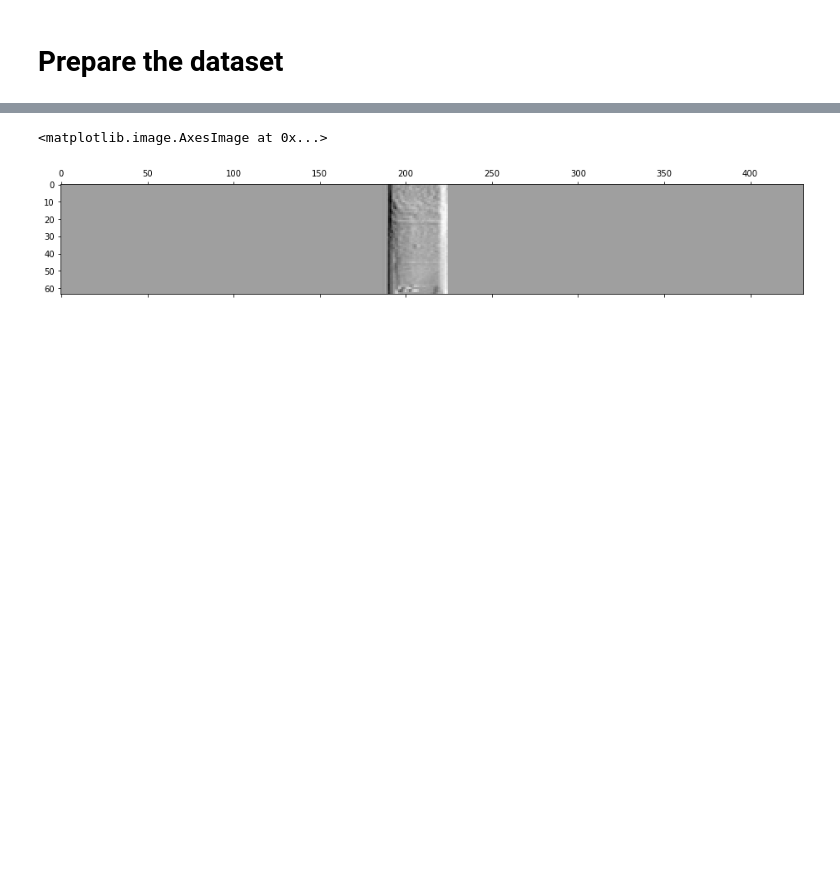
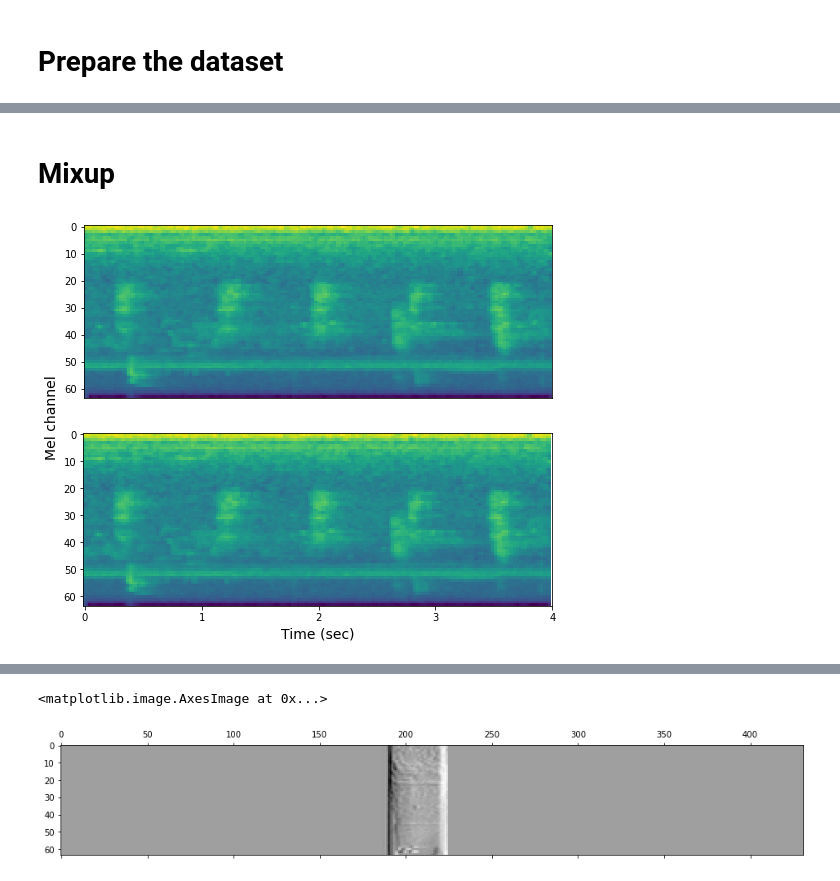
Before and after one commit to lcances/semi-supervised, a Jupyter notebook: notebooks/augmentation_explorer.ipynb, the cells around one changed output, grey strips where cells are left out. Saved outputs shown, nothing was run; the diff lists cells and outputs as text; code cells hidden in the pictures; blank space fills up the shorter version.

```diff
--- a/notebooks/augmentation_explorer.ipynb
+++ b/notebooks/augmentation_explorer.ipynb
@@ -157,2 +92,10 @@ trainer = MeanTeacherTrainer(args.model, args.dataset)
+# %%
+import argparse
+parser = argparse.ArgumentParser()
+parser.add_argument("--from_config", default="", type=str)
+parser.add_argument("-d", "--dataset_root", default="../datasets", type=str)
+parser.add_argument("-D", "--dataset", default="ubs8k", type=str)
+
+args=parser.parse_args("")
 # %% [markdown]
 # Prepare the dataset
@@ -206,0 +102,2 @@ plt.matshow(original)
+# %%
+_, train_loader, val_loader = load_dataset(args.dataset, "supervised", dataset_root=args.dataset_root)
@@ -207,3 +167,17 @@ plt.matshow(original)
+# %% [markdown]
+# Mixup
+# %%
+specs = [X(i) for i in range(20)]
+batch = np.vstack(specs)
+M_ = MixUpBatchShuffle(alpha=0.4)
+M = lambda x: M_(x, x)[0]
+
+origin = batch[0]
+augmented = M(batch)[0]
+
+display_one(origin, augmented, "Mixup augmentation")
+# %% [output]
+[figure, added]
 # %%
 aug = sa.FractalTimeDropout(
     ratio=1.0,
```
Also changed, not shown: parts of 30 cells of this notebook, 29 other files.
